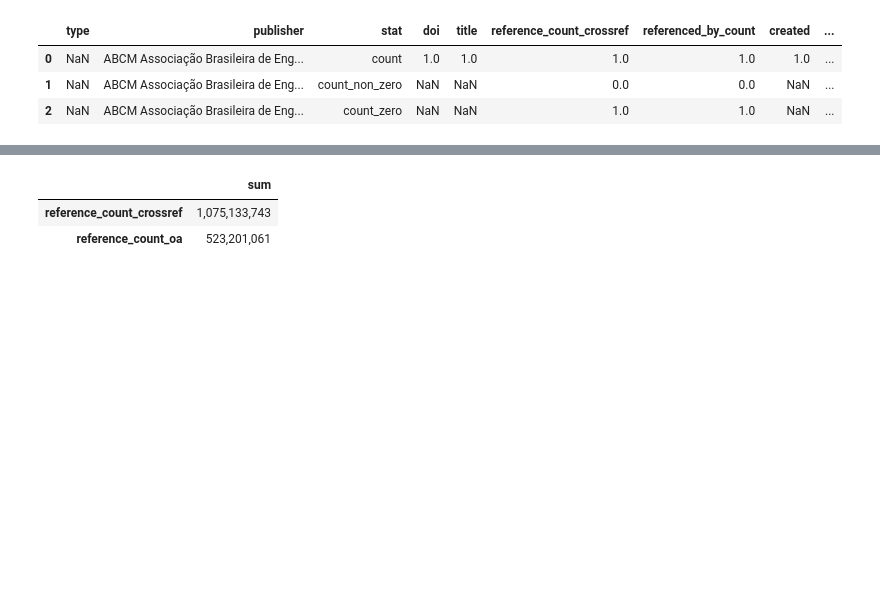
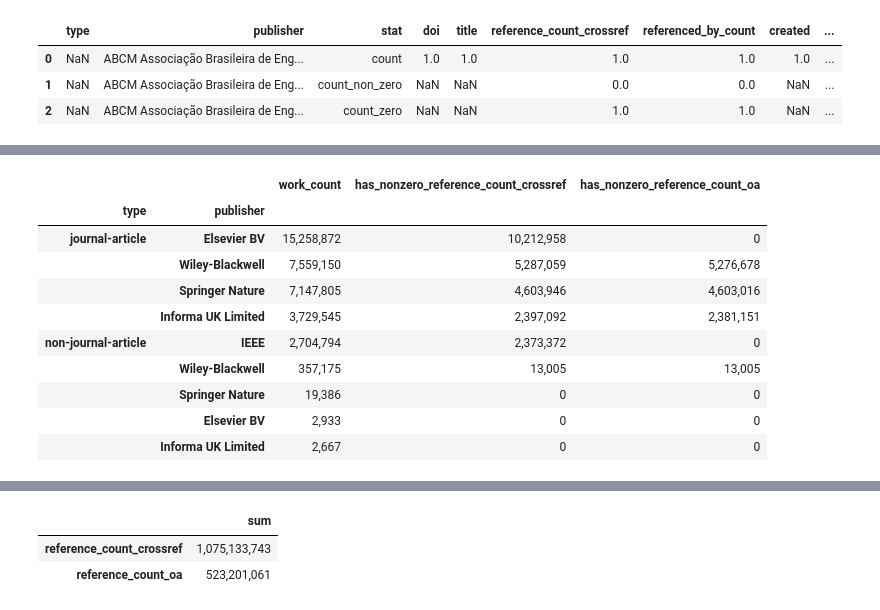
Before and after one commit to elifesciences/datacapsule-crossref, a Jupyter notebook: notebooks/citation-stats.ipynb, the cells around one changed output, grey strips where cells are left out. Saved outputs shown, nothing was run; the diff lists cells and outputs as text; code cells hidden in the pictures; blank space fills up the shorter version.

```diff
--- a/notebooks/citation-stats.ipynb
+++ b/notebooks/citation-stats.ipynb
@@ -323,0 +359,29 @@ df_summary_by_type_and_publisher_work_counts.head().applymap(format_count)
+# %%
+# by publisher
+def select_top_publishers(df, count=5):
+    top_publishers = (
+        df.groupby('publisher').sum()
+        .sort_values(by='work_count', ascending=False)
+        .index.values
+    )
+    return df[df['publisher'].isin(top_publishers[:count])]
+
+(
+    type_to_journal_non_journal_article(
+        select_top_publishers(df_summary_by_type_and_publisher_work_counts.reset_index())
+    )
+    .groupby(['type', 'publisher'])
+    .sum().sort_values(by='work_count', ascending=False).applymap(format_count)
+)
+# %% [output]
+|  |  | work_count | has_nonzero_reference_count_crossref | has_nonzero_reference_count_oa |
+| type | publisher |  |  |  |
+| journal-article | Elsevier BV | 15,258,872 | 10,212,958 | 0 |
+|  | Wiley-Blackwell | 7,559,150 | 5,287,059 | 5,276,678 |
+|  | Springer Nature | 7,147,805 | 4,603,946 | 4,603,016 |
+|  | Informa UK Limited | 3,729,545 | 2,397,092 | 2,381,151 |
+| non-journal-article | IEEE | 2,704,794 | 2,373,372 | 0 |
+|  | Wiley-Blackwell | 357,175 | 13,005 | 13,005 |
+|  | Springer Nature | 19,386 | 0 | 0 |
+|  | Elsevier BV | 2,933 | 0 | 0 |
+|  | Informa UK Limited | 2,667 | 0 | 0 |
```
Also changed, not shown: parts of 5 cells of this notebook.
